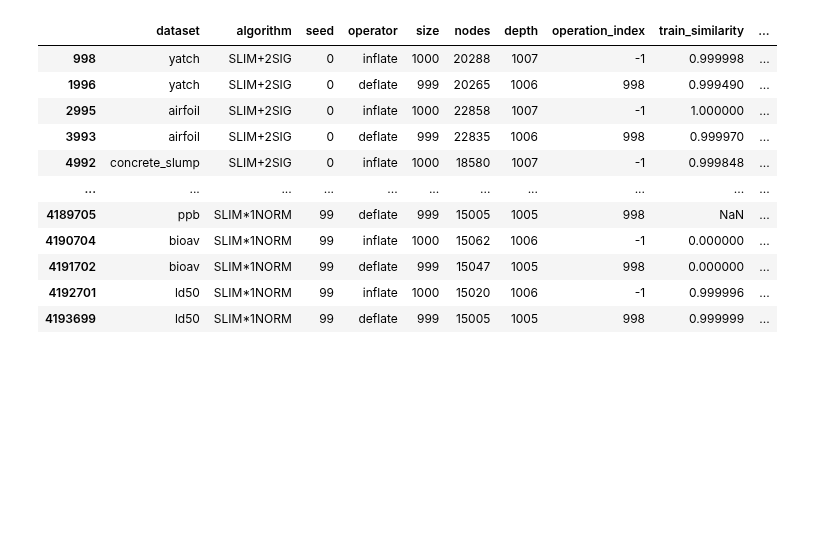
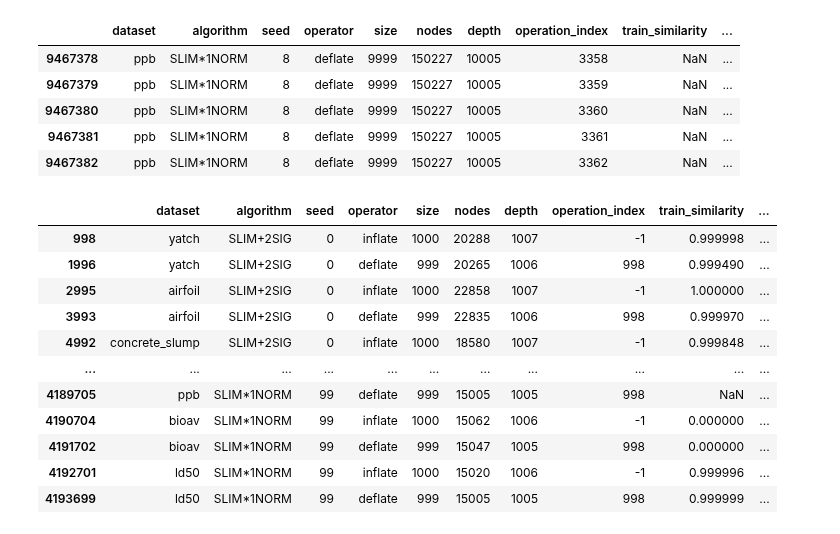
Before and after one commit to Rizzolioli/SlimShady, a Jupyter notebook: utils/Impact study.ipynb, the cells around one changed output. Cells and saved outputs as stored; diff of their text form; code cells hidden in the pictures; blank space fills up the shorter version.

```diff
--- a/utils/Impact study.ipynb
+++ b/utils/Impact study.ipynb
@@ -11,6 +11,15 @@ data = pd.read_csv('../main/log/deep_mutation_impact_n.csv', names = ['dataset',
                                                                     'train_similarity', 'test_similarity',
                                                                    'train_distance', 'test_distance',
                                                                    'train_variation', 'test_variation'])
+# %%
+data.tail()
+# %% [output]
+|  | dataset | algorithm | seed | operator | size | nodes | depth | operation_index | train_similarity | ... |
+| 9467378 | ppb | SLIM*1NORM | 8 | deflate | 9999 | 150227 | 10005 | 3358 | NaN | ... |
+| 9467379 | ppb | SLIM*1NORM | 8 | deflate | 9999 | 150227 | 10005 | 3359 | NaN | ... |
+| 9467380 | ppb | SLIM*1NORM | 8 | deflate | 9999 | 150227 | 10005 | 3360 | NaN | ... |
+| 9467381 | ppb | SLIM*1NORM | 8 | deflate | 9999 | 150227 | 10005 | 3361 | NaN | ... |
+| 9467382 | ppb | SLIM*1NORM | 8 | deflate | 9999 | 150227 | 10005 | 3362 | NaN | ... |
 # %%
 data.drop_duplicates(subset = ['dataset', 'algorithm', 'seed', 'operator'], keep = 'last')
 # %% [output]
```
Also changed, not shown: parts of 3 cells of this notebook, 2 other files.
